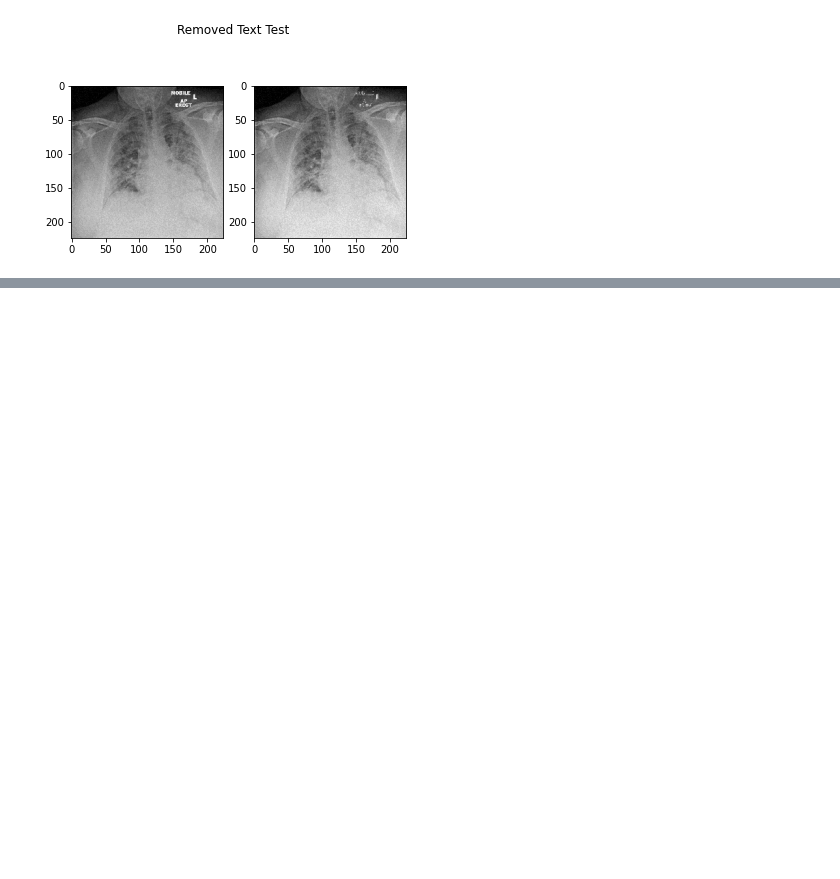
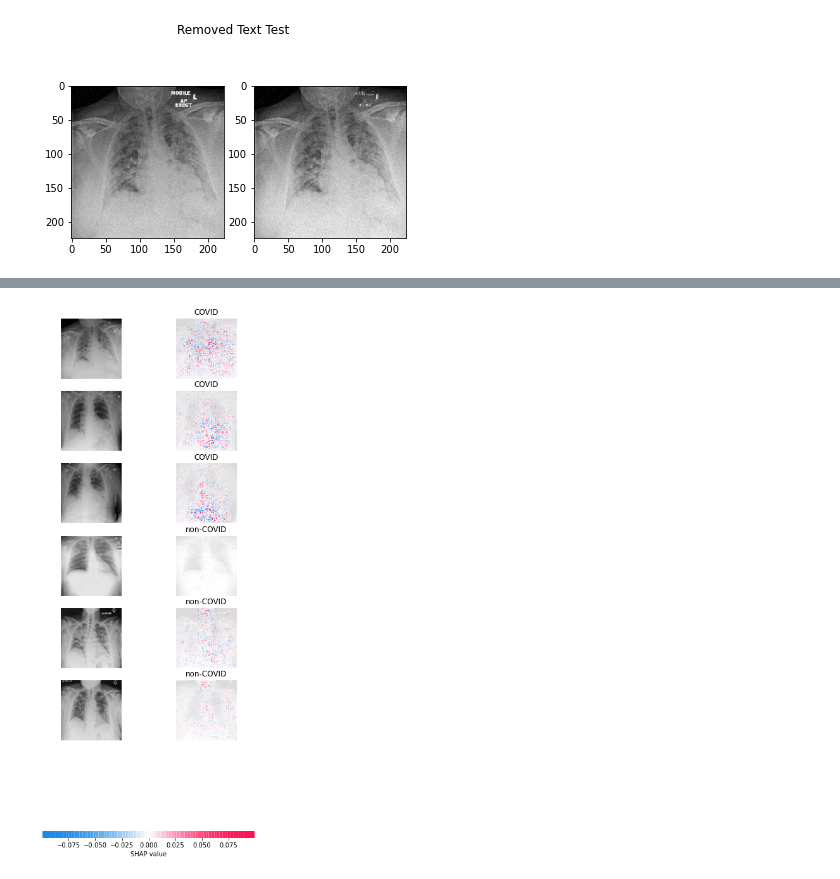
Before and after one commit to cicorias/njit-deeplearn-explain-shap, a Jupyter notebook: shap-final-run.ipynb, the cells around one changed output, grey strips where cells are left out. Saved outputs shown, nothing was run; the diff lists cells and outputs as text; code cells hidden in the pictures; blank space fills up the shorter version.

```diff
--- a/shap-final-run.ipynb
+++ b/shap-final-run.ipynb
@@ -179,0 +183,4 @@ for i in range(0,11):
+# %%
+pp = run_explainier(model, 14, to_explain)
+# %% [output]
+[figure, added]
```
Also changed, not shown: parts of 14 cells of this notebook, 15 other files.
